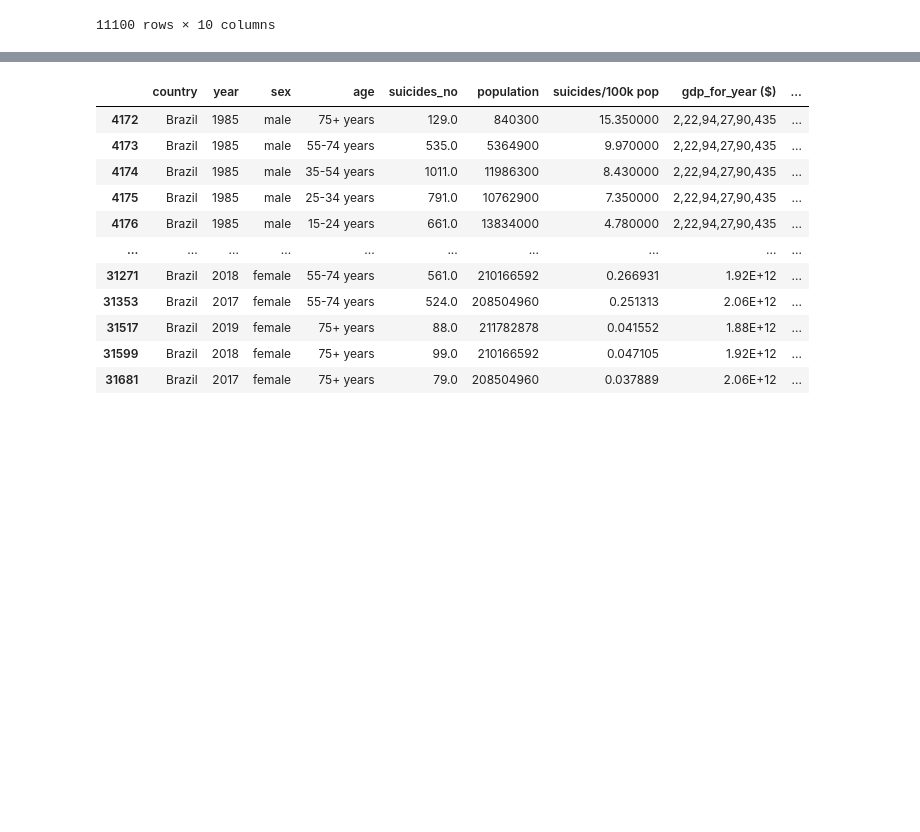
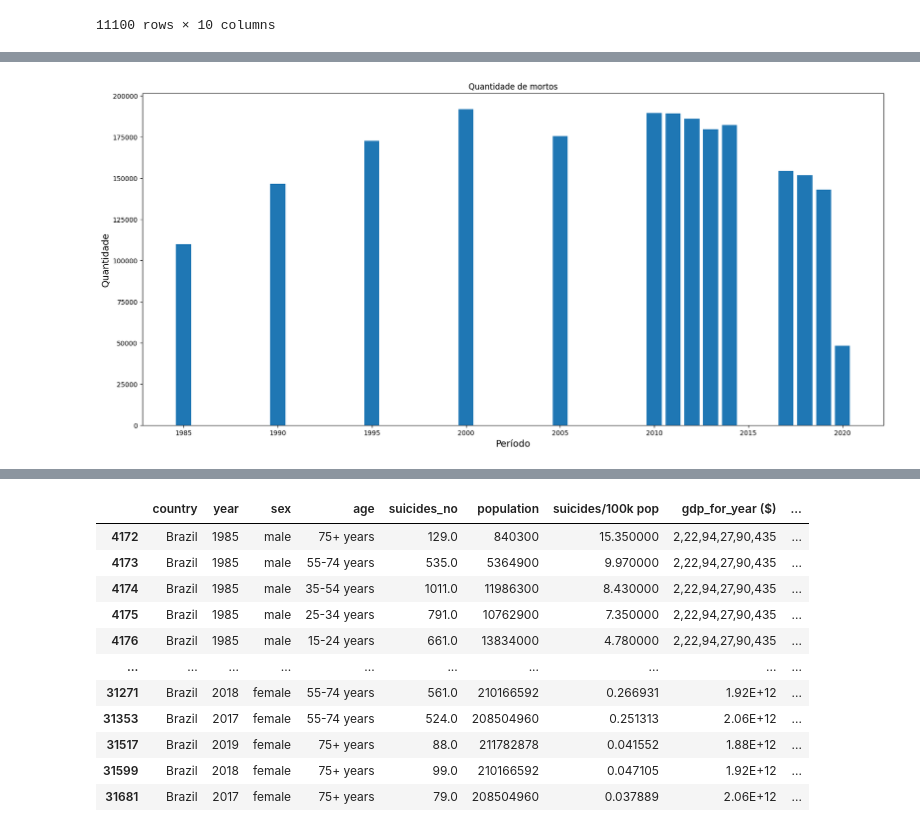
Before and after one commit to vitorhssouza/-Suicide-Rate-Project, a Jupyter notebook: taxa_suicidio.ipynb, the cells around one changed output, grey strips where cells are left out. Cells and saved outputs as stored; diff of their text form; code cells hidden in the pictures; blank space fills up the shorter version.

Commit message:
analisando os paises com maiores taxa de suicidio

```diff
--- a/taxa_suicidio.ipynb
+++ b/taxa_suicidio.ipynb
@@ -94,3 +94,8 @@ base_dados
 | 31754 | Uruguay | 2017 | female | 75+ years | 14.0 | 3422200 | 0.409094 | 64233966861 | ... |
 | 31755 | Uzbekistan | 2017 | female | 75+ years | 3.0 | 32388600 | 0.009263 | 62081323299 | ... |
 11100 rows × 10 columns
+# %%
+# Verificando a quantidade de suicidios durante os anos de todos os paises da base de dados
+
+analise_total = base_dados[['year', 'suicides_no']].groupby(by=['year']).sum().reset_index()
+analise_total
@@ -96,0 +118,9 @@ base_dados
+# %%
+# Visualização da quantidade de morte por anos
+plt.figure(figsize=(20, 9))
+plt.title('Quantidade de mortos')
+plt.bar(analise_total['year'], analise_total['suicides_no']);
+plt.xlabel('Período', fontsize=14)
+plt.ylabel('Quantidade', fontsize=14);
+# %% [output]
+[figure, added]
```
Also changed, not shown: parts of 3 cells of this notebook.
